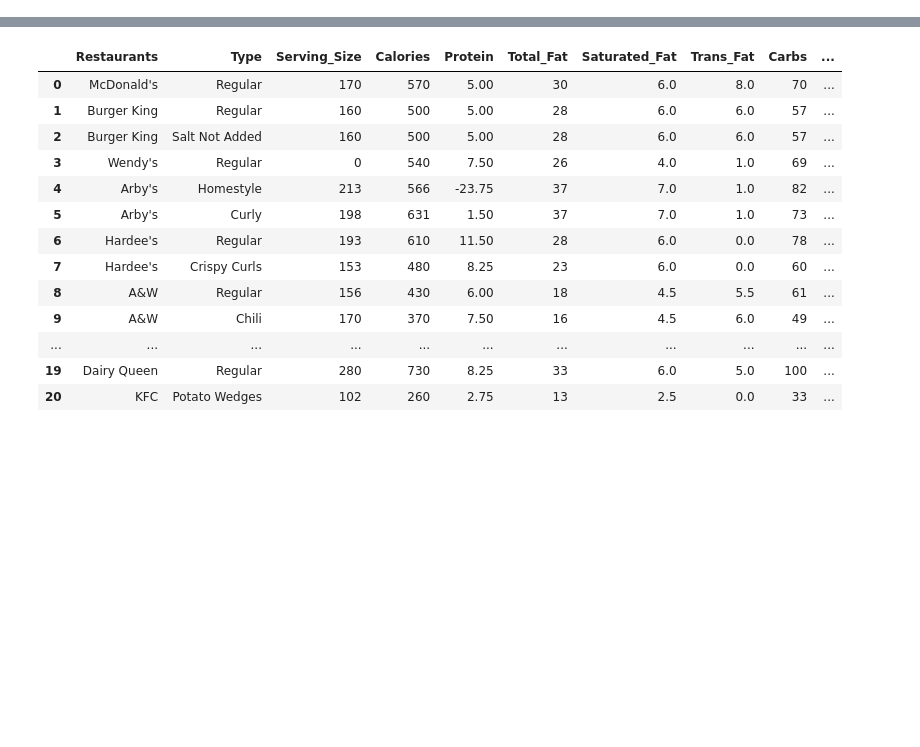
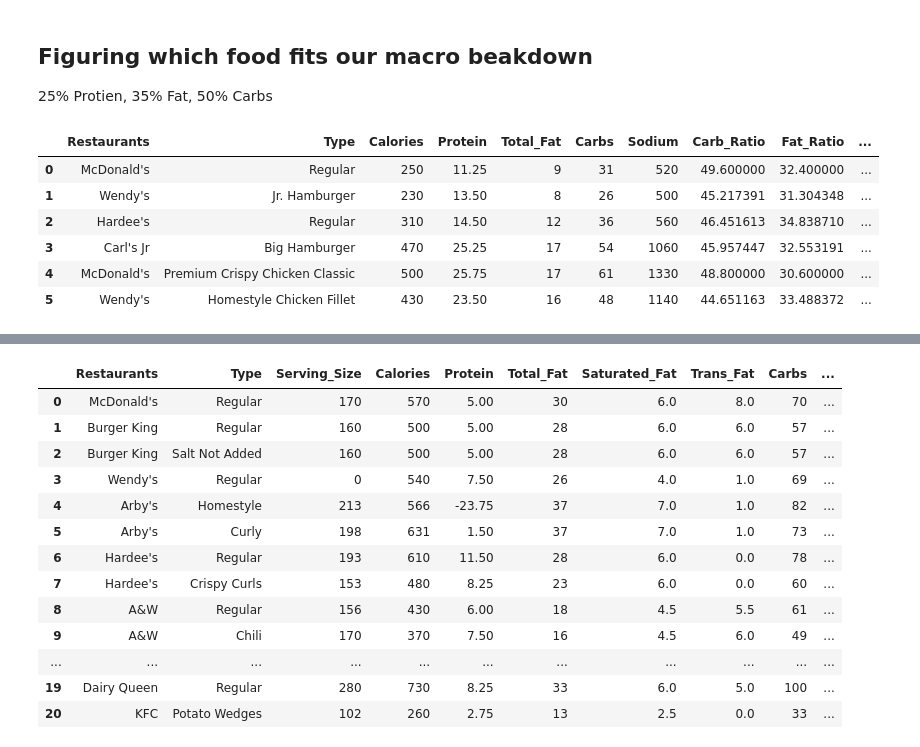
Before and after one commit to mauricecox/Final-Project, a Jupyter notebook: Final Project.ipynb, the cells around one changed output, grey strips where cells are left out. Saved outputs shown, nothing was run; the diff lists cells and outputs as text; code cells hidden in the pictures; blank space fills up the shorter version.

```diff
--- a/Final Project.ipynb
+++ b/Final Project.ipynb
@@ -226,0 +296,14 @@ Pizza_Large14 = extra_columns(Pizza_Large14)
+# %% [markdown]
+## Figuring which food fits our macro beakdown
+25% Protien, 35% Fat, 50% Carbs
+# %%
+FoodResult = parse_series(df)
+FoodResult
+# %% [output]
+|  | Restaurants | Type | Calories | Protein | Total_Fat | Carbs | Sodium | Carb_Ratio | Fat_Ratio | ... |
+| 0 | McDonald's | Regular | 250 | 11.25 | 9 | 31 | 520 | 49.600000 | 32.400000 | ... |
+| 1 | Wendy's | Jr. Hamburger | 230 | 13.50 | 8 | 26 | 500 | 45.217391 | 31.304348 | ... |
+| 2 | Hardee's | Regular | 310 | 14.50 | 12 | 36 | 560 | 46.451613 | 34.838710 | ... |
+| 3 | Carl's Jr | Big Hamburger | 470 | 25.25 | 17 | 54 | 1060 | 45.957447 | 32.553191 | ... |
+| 4 | McDonald's | Premium Crispy Chicken Classic | 500 | 25.75 | 17 | 61 | 1330 | 48.800000 | 30.600000 | ... |
+| 5 | Wendy's | Homestyle Chicken Fillet | 430 | 23.50 | 16 | 48 | 1140 | 44.651163 | 33.488372 | ... |
```
Also changed, not shown: parts of 18 cells of this notebook.
